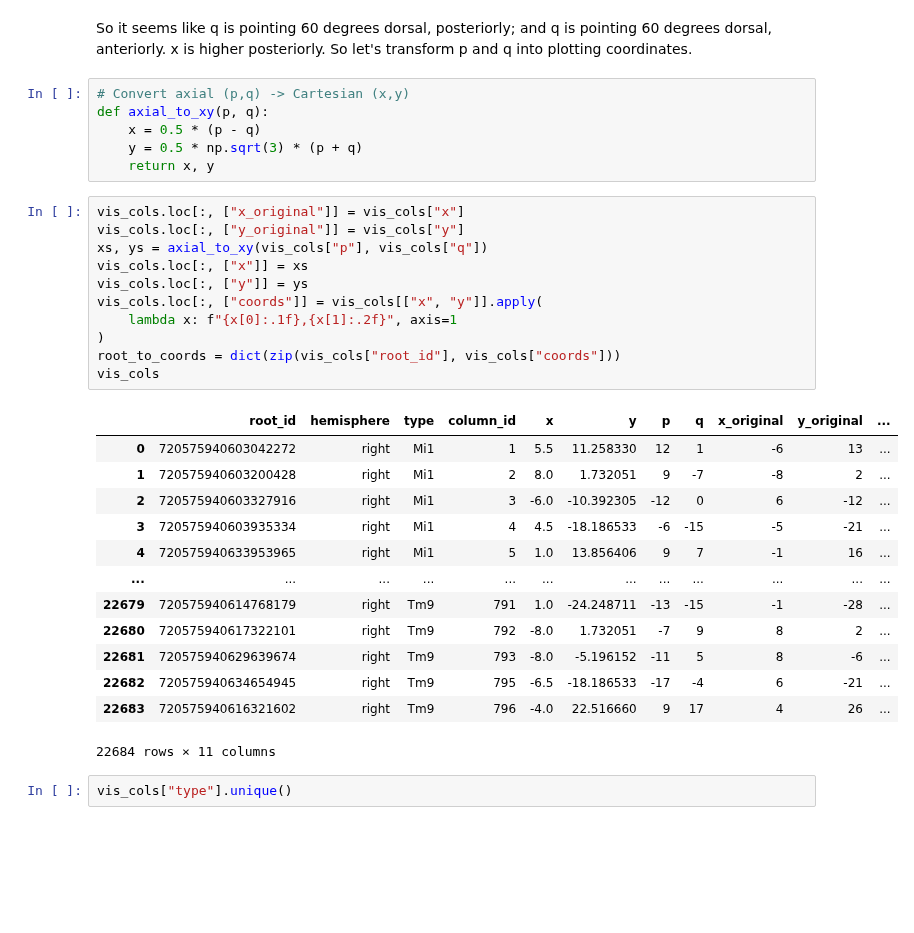
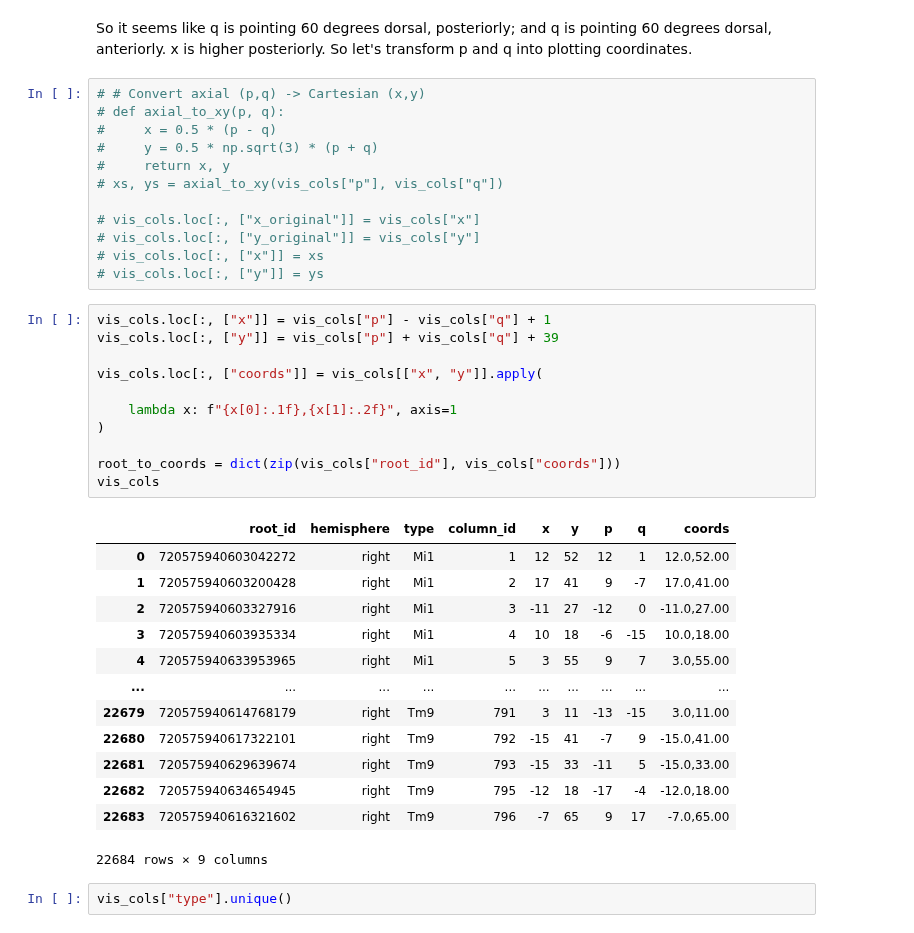
Before and after one commit to YijieYin/connectome_data_prep, a Jupyter notebook: FAFB/adult_prepare_connectome_optic_right.ipynb, the cells around one changed output. Saved outputs shown, nothing was run; the diff lists cells and outputs as text; blank space fills up the shorter version.

Commit message:
remove transformation to hex coordinates

```diff
--- a/FAFB/adult_prepare_connectome_optic_right.ipynb
+++ b/FAFB/adult_prepare_connectome_optic_right.ipynb
@@ -71,36 +71,42 @@ https://neuroglancer-demo.appspot.com/#!%7B%22dimensions%22%3A%20%7B%22x%22%3A%2
 # %% [markdown]
 So it seems like q is pointing 60 degrees dorsal, posteriorly; and q is pointing 60 degrees dorsal, anteriorly. x is higher posteriorly. So let's transform p and q into plotting coordinates.
 # %%
-# Convert axial (p,q) -> Cartesian (x,y)
-def axial_to_xy(p, q):
-    x = 0.5 * (p - q)
-    y = 0.5 * np.sqrt(3) * (p + q)
-    return x, y
+# # Convert axial (p,q) -> Cartesian (x,y)
+# def axial_to_xy(p, q):
+#     x = 0.5 * (p - q)
+#     y = 0.5 * np.sqrt(3) * (p + q)
+#     return x, y
+# xs, ys = axial_to_xy(vis_cols["p"], vis_cols["q"])
+
+# vis_cols.loc[:, ["x_original"]] = vis_cols["x"]
+# vis_cols.loc[:, ["y_original"]] = vis_cols["y"]
+# vis_cols.loc[:, ["x"]] = xs
+# vis_cols.loc[:, ["y"]] = ys
 # %%
-vis_cols.loc[:, ["x_original"]] = vis_cols["x"]
-vis_cols.loc[:, ["y_original"]] = vis_cols["y"]
-xs, ys = axial_to_xy(vis_cols["p"], vis_cols["q"])
-vis_cols.loc[:, ["x"]] = xs
-vis_cols.loc[:, ["y"]] = ys
+vis_cols.loc[:, ["x"]] = vis_cols["p"] - vis_cols["q"] + 1
+vis_cols.loc[:, ["y"]] = vis_cols["p"] + vis_cols["q"] + 39
+
 vis_cols.loc[:, ["coords"]] = vis_cols[["x", "y"]].apply(
+
     lambda x: f"{x[0]:.1f},{x[1]:.2f}", axis=1
 )
+
 root_to_coords = dict(zip(vis_cols["root_id"], vis_cols["coords"]))
 vis_cols
 # %% [output]
-|  | root_id | hemisphere | type | column_id | x | y | p | q | x_original | y_original | ... |
-| 0 | 720575940603042272 | right | Mi1 | 1 | 5.5 | 11.258330 | 12 | 1 | -6 | 13 | ... |
-| 1 | 720575940603200428 | right | Mi1 | 2 | 8.0 | 1.732051 | 9 | -7 | -8 | 2 | ... |
-| 2 | 720575940603327916 | right | Mi1 | 3 | -6.0 | -10.392305 | -12 | 0 | 6 | -12 | ... |
-| 3 | 720575940603935334 | right | Mi1 | 4 | 4.5 | -18.186533 | -6 | -15 | -5 | -21 | ... |
-| 4 | 720575940633953965 | right | Mi1 | 5 | 1.0 | 13.856406 | 9 | 7 | -1 | 16 | ... |
-| ... | ... | ... | ... | ... | ... | ... | ... | ... | ... | ... | ... |
-| 22679 | 720575940614768179 | right | Tm9 | 791 | 1.0 | -24.248711 | -13 | -15 | -1 | -28 | ... |
-| 22680 | 720575940617322101 | right | Tm9 | 792 | -8.0 | 1.732051 | -7 | 9 | 8 | 2 | ... |
-| 22681 | 720575940629639674 | right | Tm9 | 793 | -8.0 | -5.196152 | -11 | 5 | 8 | -6 | ... |
-| 22682 | 720575940634654945 | right | Tm9 | 795 | -6.5 | -18.186533 | -17 | -4 | 6 | -21 | ... |
-| 22683 | 720575940616321602 | right | Tm9 | 796 | -4.0 | 22.516660 | 9 | 17 | 4 | 26 | ... |
+|  | root_id | hemisphere | type | column_id | x | y | p | q | coords |
+| 0 | 720575940603042272 | right | Mi1 | 1 | 12 | 52 | 12 | 1 | 12.0,52.00 |
+| 1 | 720575940603200428 | right | Mi1 | 2 | 17 | 41 | 9 | -7 | 17.0,41.00 |
+| 2 | 720575940603327916 | right | Mi1 | 3 | -11 | 27 | -12 | 0 | -11.0,27.00 |
+| 3 | 720575940603935334 | right | Mi1 | 4 | 10 | 18 | -6 | -15 | 10.0,18.00 |
+| 4 | 720575940633953965 | right | Mi1 | 5 | 3 | 55 | 9 | 7 | 3.0,55.00 |
+| ... | ... | ... | ... | ... | ... | ... | ... | ... | ... |
+| 22679 | 720575940614768179 | right | Tm9 | 791 | 3 | 11 | -13 | -15 | 3.0,11.00 |
+| 22680 | 720575940617322101 | right | Tm9 | 792 | -15 | 41 | -7 | 9 | -15.0,41.00 |
+| 22681 | 720575940629639674 | right | Tm9 | 793 | -15 | 33 | -11 | 5 | -15.0,33.00 |
+| 22682 | 720575940634654945 | right | Tm9 | 795 | -12 | 18 | -17 | -4 | -12.0,18.00 |
+| 22683 | 720575940616321602 | right | Tm9 | 796 | -7 | 65 | 9 | 17 | -7.0,65.00 |
-22684 rows × 11 columns
+22684 rows × 9 columns
 # %%
 vis_cols["type"].unique()
 # %% [output]
```
Also changed, not shown: parts of 1 cell of this notebook, 1 other file.
